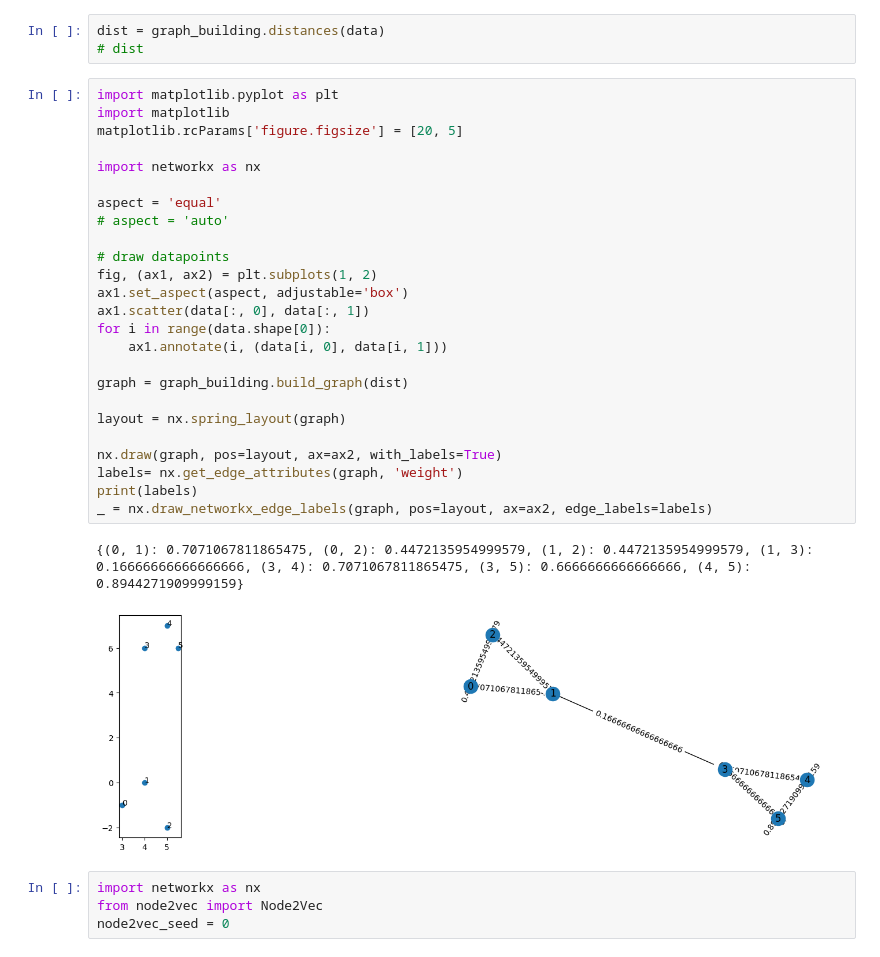
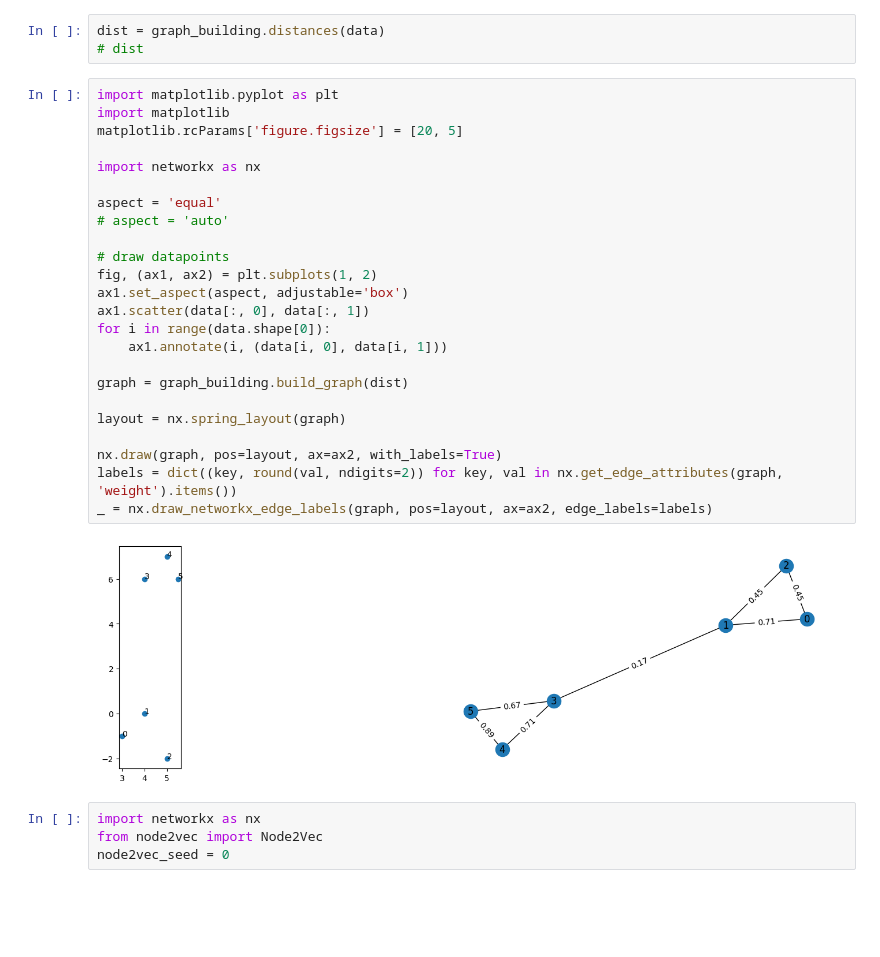
Before and after one commit to radajakub/GML-dim-reduction, a Jupyter notebook: notebooks/example.ipynb, the cells around one changed output. Drawn from its saved outputs; the diff is of its cells as text; blank space fills up the shorter version.

Commit message:
round graph labels to 2 decimal digits

```diff
--- a/notebooks/example.ipynb
+++ b/notebooks/example.ipynb
@@ -17,31 +17,29 @@ dist = graph_building.distances(data)
 # %%
 import matplotlib.pyplot as plt
 import matplotlib
 matplotlib.rcParams['figure.figsize'] = [20, 5]
 
 import networkx as nx
 
 aspect = 'equal'
 # aspect = 'auto'
 
 # draw datapoints
 fig, (ax1, ax2) = plt.subplots(1, 2)
 ax1.set_aspect(aspect, adjustable='box')
 ax1.scatter(data[:, 0], data[:, 1])
 for i in range(data.shape[0]):
     ax1.annotate(i, (data[i, 0], data[i, 1]))
 
 graph = graph_building.build_graph(dist)
 
 layout = nx.spring_layout(graph)
 
 nx.draw(graph, pos=layout, ax=ax2, with_labels=True)
-labels= nx.get_edge_attributes(graph, 'weight')
-print(labels)
+labels = dict((key, round(val, ndigits=2)) for key, val in nx.get_edge_attributes(graph, 'weight').items())
 _ = nx.draw_networkx_edge_labels(graph, pos=layout, ax=ax2, edge_labels=labels)
 # %% [output]
-{(0, 1): 0.7071067811865475, (0, 2): 0.4472135954999579, (1, 2): 0.4472135954999579, (1, 3): 0.16666666666666666, (3, 4): 0.7071067811865475, (3, 5): 0.6666666666666666, (4, 5): 0.8944271909999159}
-[figure, old version]
+[figure, new version]
 # %%
 import networkx as nx
 from node2vec import Node2Vec
```
